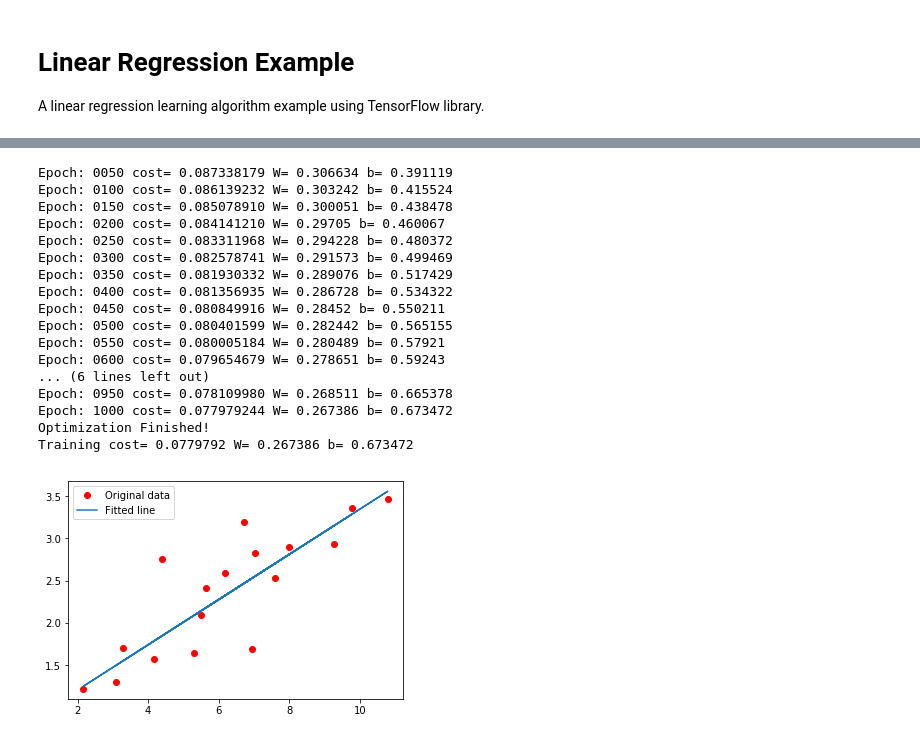
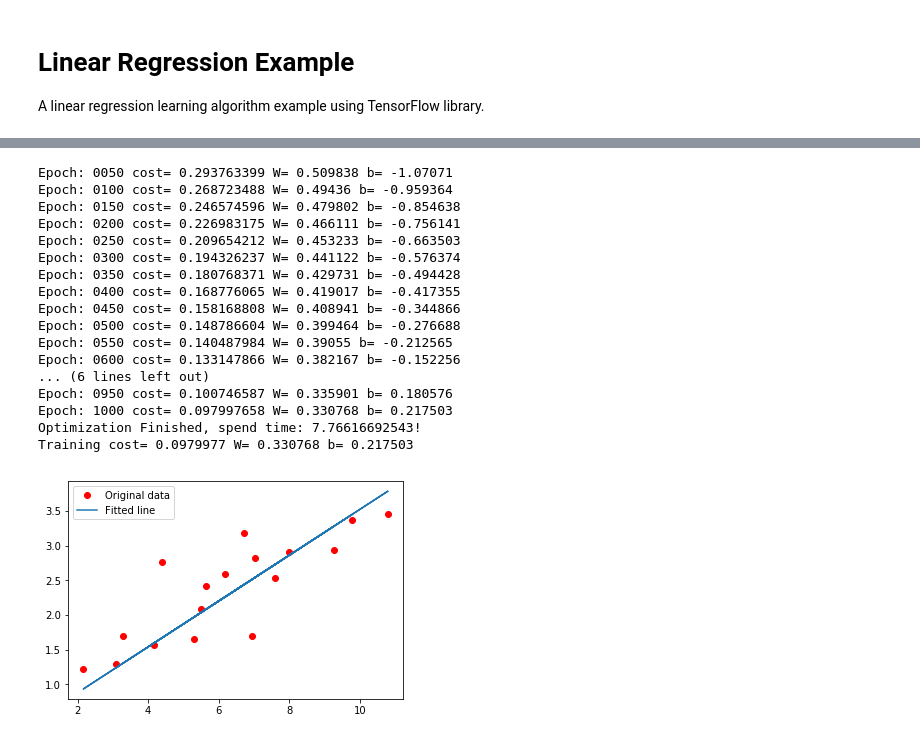
Before and after one commit to yule-li/tensorflow-practice, a Jupyter notebook: components/optimizer/linear_regression.ipynb, the cells around one changed output, grey strips where cells are left out. Cells and saved outputs as stored; diff of their text form; code cells hidden in the pictures.

```diff
--- a/components/optimizer/linear_regression.ipynb
+++ b/components/optimizer/linear_regression.ipynb
@@ -21,0 +252,42 @@ n_samples = train_X.shape[0]
+# %%
+# compute
+# Start training
+
+with tf.Session() as sess:
+    sess.run(init)
+    # Fit all training data
+    t_start = time.time()
+    values = {}
+    for epoch in range(training_epochs):
+        for (X, Y) in zip(train_X, train_Y):
+            values[x] = X
+            values[y] = Y
+            #compute the gradients
+            cost_np,_ = sess.run([cost,updates], feed_dict=values)
+            #print(w_np,b_np)
+            #print cost_np
+            #update the parameters
+            #values[w] -= learning_rate * grad_w_np
+            #values[b] -= learning_rate * grad_b_np
+
+        #Display logs per epoch step
+        #print (epoch+1) % display_step
+        #print values
+        if (epoch+1) % display_step == 0:
+            c = sess.run(cost, feed_dict=values)
+            print(c)
+            print "Epoch:", '%04d' % (epoch+1), "cost=", "{:.9f}".format(c), \
+                "W=", sess.run(w), "b=", sess.run(b)
+
+    print "Optimization Finished, spend time: {}!".format(time.time()-t_start)
+    values[x] = train_X
+    values[y] = train_Y
+
+    training_cost = sess.run(cost, feed_dict=values)
+    print "Training cost=", training_cost, "w=", sess.run(w,feed_dict=values), "b=", sess.run(b,feed_dict=values), '\n'
+
+    #Graphic display
+    plt.plot(train_X, train_Y, 'ro', label='Original data')
+    plt.plot(train_X, sess.run(w,feed_dict=values) * train_X + sess.run(b,feed_dict=values), label='Fitted line')
+    plt.legend()
+    plt.show()
@@ -41,46 +333,47 @@ init = tf.global_variables_initializer()
 # %%
 # Start training
 with tf.Session() as sess:
+    t_start = time.time()
     sess.run(init)
 
     # Fit all training data
     for epoch in range(training_epochs):
         for (x, y) in zip(train_X, train_Y):
             sess.run(optimizer, feed_dict={X: x, Y: y})
 
         #Display logs per epoch step
         if (epoch+1) % display_step == 0:
             c = sess.run(cost, feed_dict={X: train_X, Y:train_Y})
             print "Epoch:", '%04d' % (epoch+1), "cost=", "{:.9f}".format(c), \
                 "W=", sess.run(W), "b=", sess.run(b)
 
-    print "Optimization Finished!"
+    print "Optimization Finished, spend time: {}!".format(time.time()-t_start)
     training_cost = sess.run(cost, feed_dict={X: train_X, Y: train_Y})
     print "Training cost=", training_cost, "W=", sess.run(W), "b=", sess.run(b), '\n'
 
     #Graphic display
     plt.plot(train_X, train_Y, 'ro', label='Original data')
     plt.plot(train_X, sess.run(W) * train_X + sess.run(b), label='Fitted line')
     plt.legend()
     plt.show()
 # %% [output]
-Epoch: 0050 cost= 0.087338179 W= 0.306634 b= 0.391119
-Epoch: 0100 cost= 0.086139232 W= 0.303242 b= 0.415524
-Epoch: 0150 cost= 0.085078910 W= 0.300051 b= 0.438478
-Epoch: 0200 cost= 0.084141210 W= 0.29705 b= 0.460067
-Epoch: 0250 cost= 0.083311968 W= 0.294228 b= 0.480372
-Epoch: 0300 cost= 0.082578741 W= 0.291573 b= 0.499469
-Epoch: 0350 cost= 0.081930332 W= 0.289076 b= 0.517429
-Epoch: 0400 cost= 0.081356935 W= 0.286728 b= 0.534322
-Epoch: 0450 cost= 0.080849916 W= 0.28452 b= 0.550211
-Epoch: 0500 cost= 0.080401599 W= 0.282442 b= 0.565155
-Epoch: 0550 cost= 0.080005184 W= 0.280489 b= 0.57921
-Epoch: 0600 cost= 0.079654679 W= 0.278651 b= 0.59243
+Epoch: 0050 cost= 0.293763399 W= 0.509838 b= -1.07071
+Epoch: 0100 cost= 0.268723488 W= 0.49436 b= -0.959364
+Epoch: 0150 cost= 0.246574596 W= 0.479802 b= -0.854638
+Epoch: 0200 cost= 0.226983175 W= 0.466111 b= -0.756141
+Epoch: 0250 cost= 0.209654212 W= 0.453233 b= -0.663503
+Epoch: 0300 cost= 0.194326237 W= 0.441122 b= -0.576374
+Epoch: 0350 cost= 0.180768371 W= 0.429731 b= -0.494428
+Epoch: 0400 cost= 0.168776065 W= 0.419017 b= -0.417355
+Epoch: 0450 cost= 0.158168808 W= 0.408941 b= -0.344866
+Epoch: 0500 cost= 0.148786604 W= 0.399464 b= -0.276688
+Epoch: 0550 cost= 0.140487984 W= 0.39055 b= -0.212565
+Epoch: 0600 cost= 0.133147866 W= 0.382167 b= -0.152256
 ... (6 lines left out)
-Epoch: 0950 cost= 0.078109980 W= 0.268511 b= 0.665378
-Epoch: 1000 cost= 0.077979244 W= 0.267386 b= 0.673472
-Optimization Finished!
-Training cost= 0.0779792 W= 0.267386 b= 0.673472
+Epoch: 0950 cost= 0.100746587 W= 0.335901 b= 0.180576
+Epoch: 1000 cost= 0.097997658 W= 0.330768 b= 0.217503
+Optimization Finished, spend time: 7.76616692543!
+Training cost= 0.0979977 W= 0.330768 b= 0.217503
-[figure, old version]
+[figure, new version]
 # %%
 # Regression result
```
Also changed, not shown: parts of 14 cells of this notebook, 3 other files.
